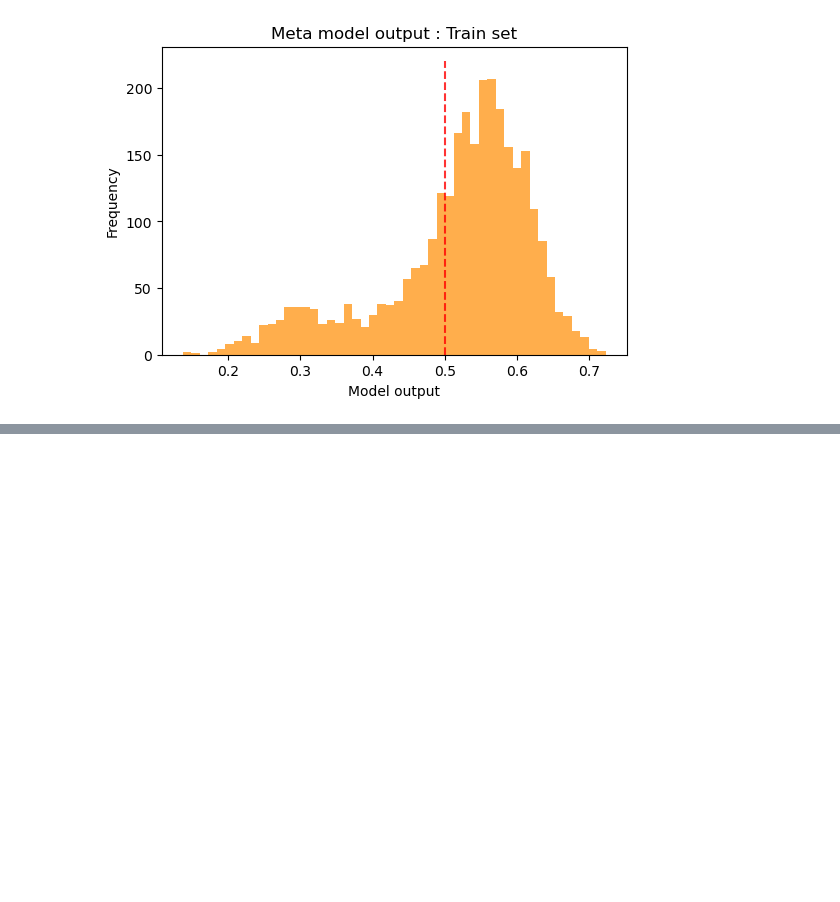
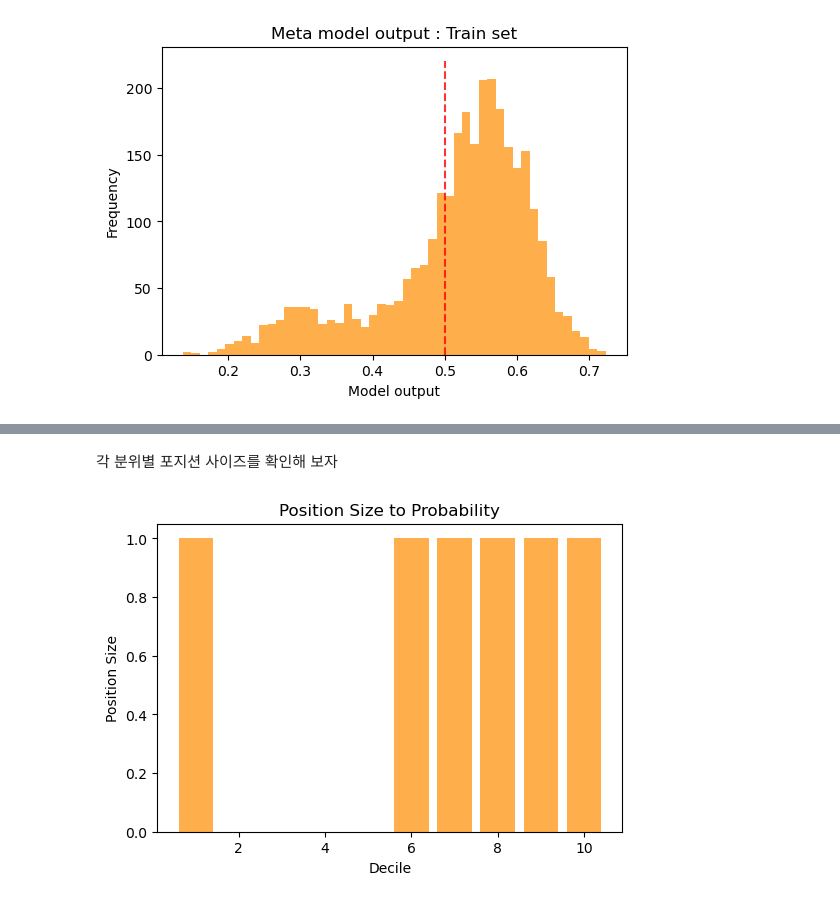
Before and after one commit to Tommylee1013/FinancialMachineLearning, a Jupyter notebook: meta_labeling/kelly_criterion_analysis.ipynb, the cells around one changed output, grey strips where cells are left out. Cells and saved outputs as stored; diff of their text form; code cells hidden in the pictures; blank space fills up the shorter version.

```diff
--- a/meta_labeling/kelly_criterion_analysis.ipynb
+++ b/meta_labeling/kelly_criterion_analysis.ipynb
@@ -39,0 +117,3 @@ plt.show()
+# %%
+exp_wins = data[data['target_rets'] > 0].groupby(['cat'])['target_rets'].mean()
+exp_losses = data[data['target_rets'] < 0].groupby(['cat'])['target_rets'].mean()
@@ -39,0 +135,12 @@ plt.show()
+# %%
+pstore, sstore = [], []
+for i in range(0, 10):
+    indx = i
+    b = kelly(accuracy.iloc[indx], exp_wins.iloc[indx], exp_losses.iloc[indx])
+    p = np.round(accuracy.iloc[indx], 3)
+    print(f'Probability : {p : .3f} \twin : {np.round(exp_wins.iloc[indx], 3) : .3f} \tloss : {np.round(exp_losses.iloc[indx], 3) : .3f}')
+    scaled = np.round(np.min([np.max([b, 0]), 1]), 2)
+    print(f'Size : {np.round(b, 2)} \tScaled : {scaled}')
+    print('-----------------------------------------------------\n')
+    pstore.append(p)
+    sstore.append(scaled)
@@ -39,0 +165,11 @@ plt.show()
+# %% [markdown]
+각 분위별 포지션 사이즈를 확인해 보자
+# %%
+plt.figure(figsize = (6, 4))
+plt.bar([1, 2, 3, 4, 5, 6, 7, 8, 9, 10], sstore, color = 'darkorange', alpha = 0.7)
+plt.title('Position Size to Probability')
+plt.ylabel('Position Size')
+plt.xlabel('Decile')
+plt.show()
+# %% [output]
+[figure, added]
```
Also changed, not shown: parts of 26 cells of this notebook, 1 other file.
